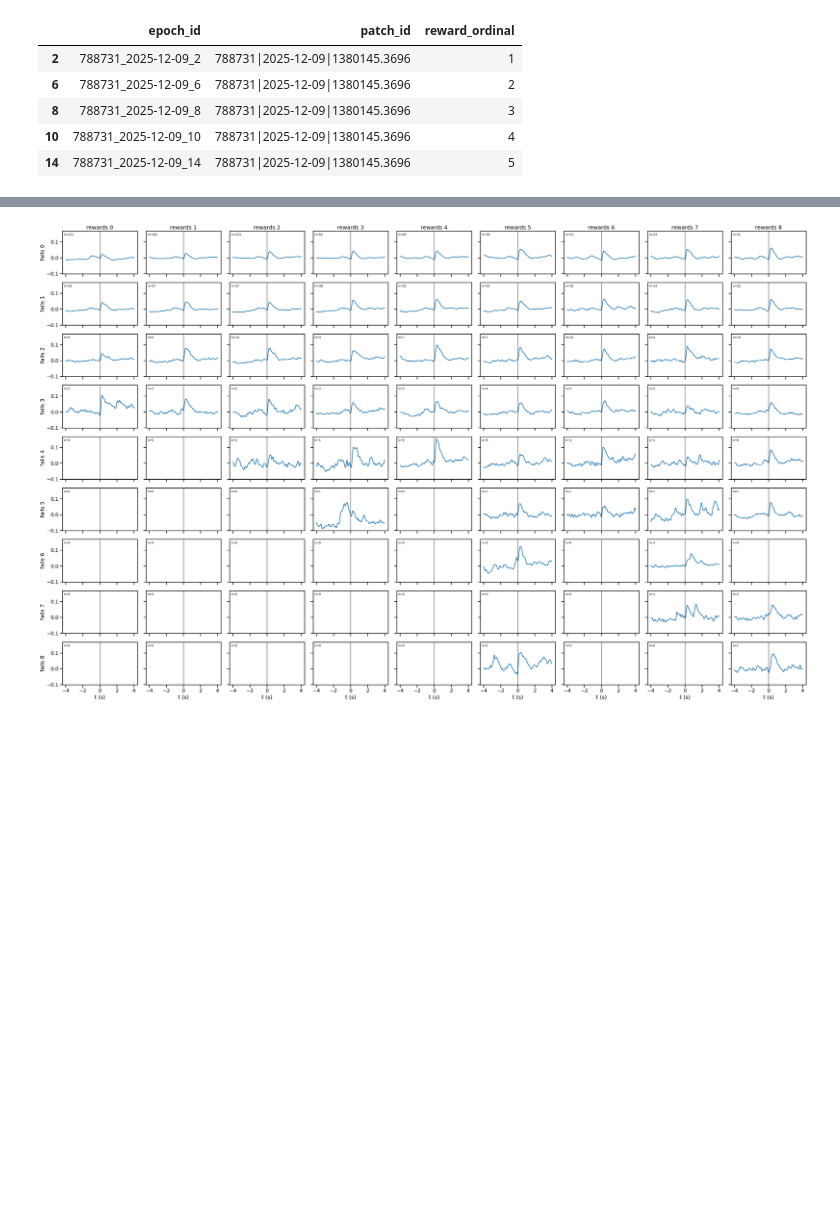
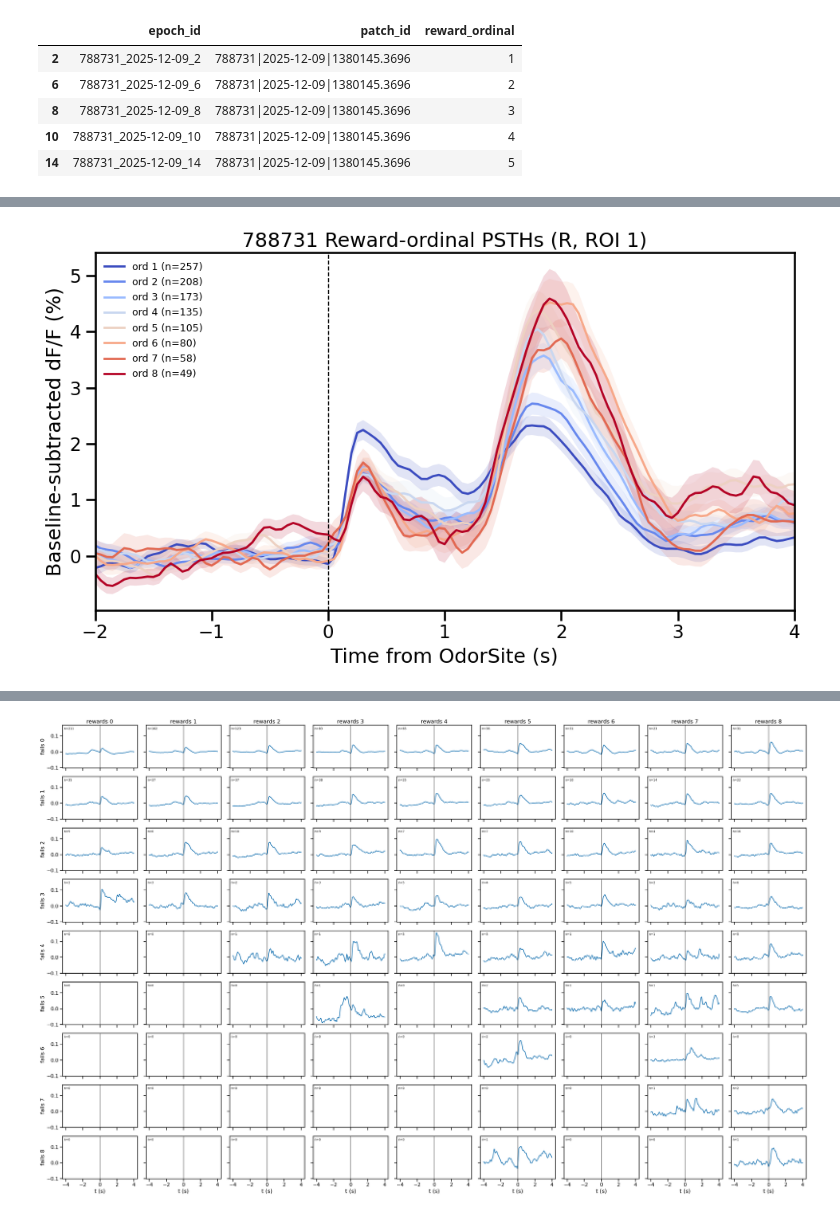
Before and after one commit to jasonyslee/Aind.Behavior.VrForaging.Analysis, a Jupyter notebook: notebooks/BehaviorAnalysis/General/build_multi_session_table.ipynb, the cells around one changed output, grey strips where cells are left out. Cells and saved outputs as stored; diff of their text form; code cells hidden in the pictures; blank space fills up the shorter version.

```diff
--- a/notebooks/BehaviorAnalysis/General/build_multi_session_table.ipynb
+++ b/notebooks/BehaviorAnalysis/General/build_multi_session_table.ipynb
@@ -54,7 +54,7 @@ degree       = 4
 b_percentile = 0.70
 
 # Keep file size reasonable
-Roi2Vis = [0, 1]       # or None for all ROIs
+Roi2Vis = None       # or None for all ROIs
 
 # Align/export settings
 ALIGN_LABELS = ["OdorSite","InterSite","InterPatch"]
@@ -572,5 +591,6 @@ sessions_manifest.to_csv(OUTDIR / "sessions_manifest.csv.gz", index=False, compr
 # %%
 #Read csv
-aligned = pd.read_csv(OUTDIR / "aligned_all.csv.gz")
-epochs  = pd.read_csv(OUTDIR / "epochs_all.csv.gz")
-sessions_manifest = pd.read_csv(OUTDIR / "sessions_manifest.csv.gz")
+SUBJ_ID = '808054'
+aligned = pd.read_csv(OUTDIR / f"aligned_all_{SUBJ_ID}.csv.gz")
+epochs  = pd.read_csv(OUTDIR / f"epochs_all_{SUBJ_ID}.csv.gz")
+sessions_manifest = pd.read_csv(OUTDIR / f"sessions_manifest_{SUBJ_ID}.csv.gz")
@@ -964,0 +2713,60 @@ Index(['epoch_time', 'label', 'start_position', 'length', 'friction',
+# %%
+import numpy as np
+import matplotlib.pyplot as plt
+import matplotlib as mpl
+
+# Aggregate: (ordinal, t_rel) -> mean, SEM
+grp = p.groupby(["reward_ordinal", "t_rel"])["value_bs"]
+stats = grp.agg(mean="mean", n="count", std="std").reset_index()
+stats["sem"] = stats["std"] / np.sqrt(stats["n"])
+
+fig, ax = plt.subplots(figsize=(10, 6))
+
+# Ordinal 1 = blue, highest ordinal = red
+cmap = mpl.colormaps["coolwarm"]
+norm = mpl.colors.Normalize(vmin=1, vmax=MAX_ORD)
+
+for k in range(1, MAX_ORD + 1):
+    s = stats.loc[stats["reward_ordinal"] == k].sort_values("t_rel")
+
+    if s.empty:
+        continue
+
+    color = cmap(norm(k))
+    t = s["t_rel"].to_numpy()
+    mean = s["mean"].to_numpy() * 100
+    sem = s["sem"].to_numpy() * 100
+
+    ax.plot(
+        t,
+        mean,
+        color=color,
+        linewidth=2,
+        label=f"ord {k} (n={int(s['n'].max())})",
+    )
+
+    ax.fill_between(
+        t,
+        mean - sem,
+        mean + sem,
+        color=color,
+        alpha=0.15,
+        linewidth=0,
+    )
+
+ax.axvline(0, color="black", linestyle="--", linewidth=1)
+ax.set_xlim(-2, 4)
+ax.set_xlabel(f"Time from {ALIGN} (s)")
+ax.set_ylabel("Baseline-subtracted dF/F (%)")
+ax.set_title(f"{SUBJ_ID} Reward-ordinal PSTHs ({CHANNEL}, ROI {ROI})")
+
+ax.legend(
+    loc="upper left",
+    fontsize=9,
+    frameon=False,
+)
+
+fig.tight_layout()
+plt.show()
+# %% [output]
+[figure, added]
```
Also changed, not shown: parts of 18 cells of this notebook, 1 other file.
